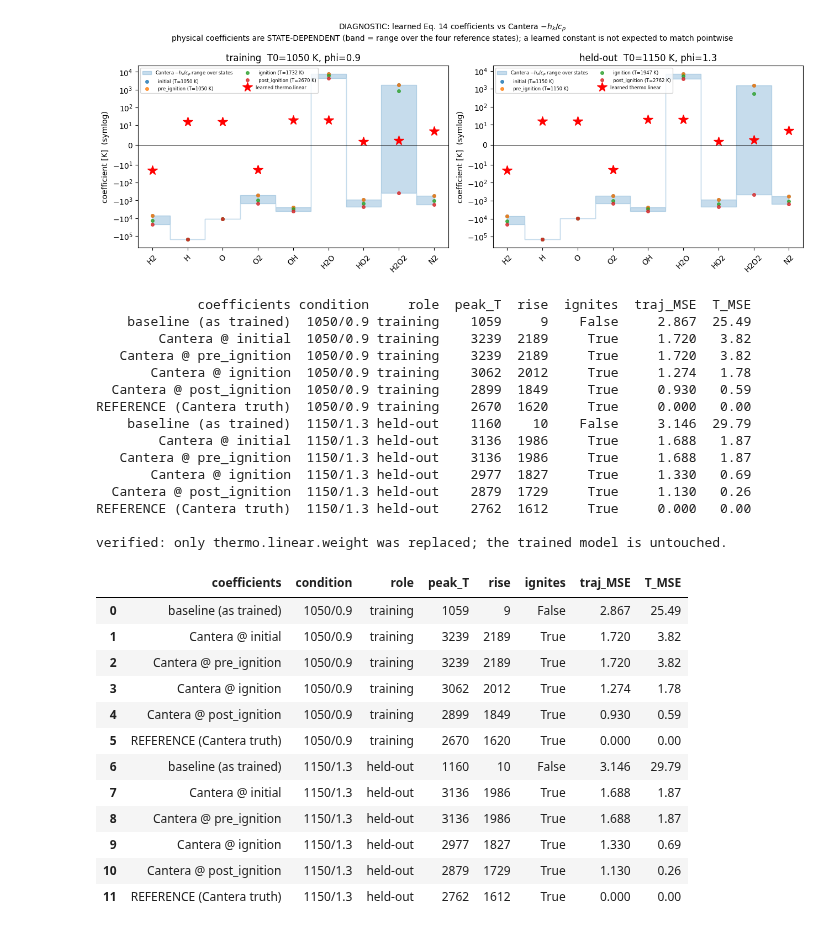
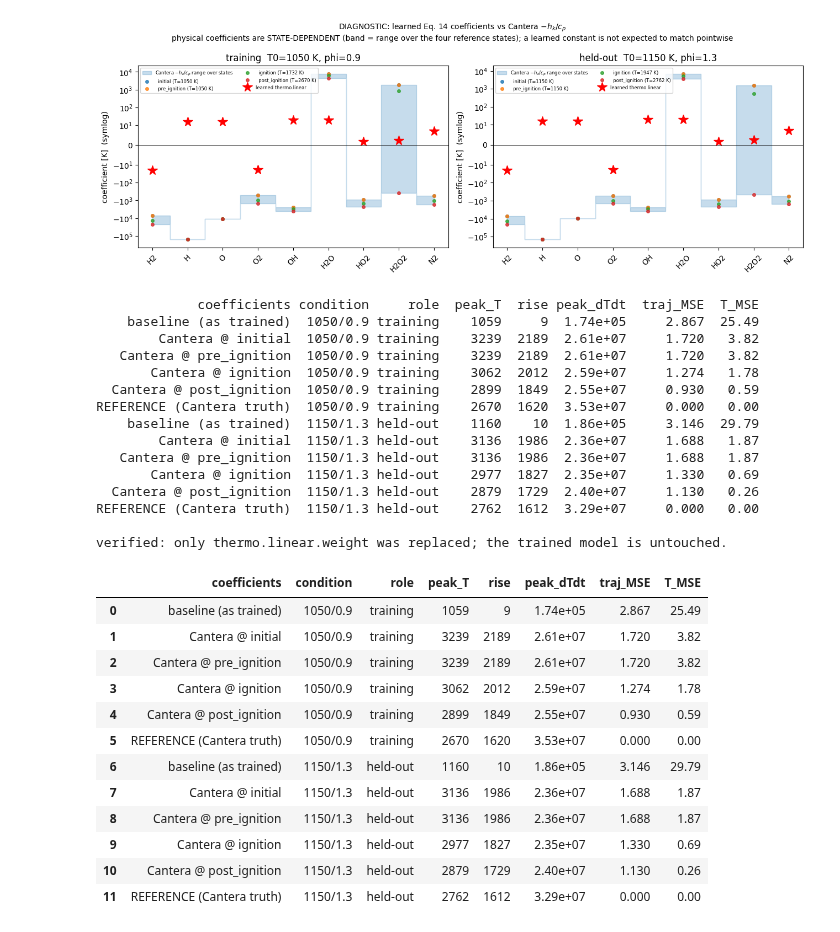
Before and after one commit to bnkglu/chemkan-tuwien, a Jupyter notebook: chemkan/notebooks/08_hydrogen_reproduction.ipynb, the cells around one changed output. Saved outputs shown, nothing was run; the diff lists cells and outputs as text; code cells hidden in the pictures.

```diff
--- a/chemkan/notebooks/08_hydrogen_reproduction.ipynb
+++ b/chemkan/notebooks/08_hydrogen_reproduction.ipynb
@@ -358,9 +371,14 @@ _, fig08b_results = make_fig08b(
     output_path=FIG_DIR / "fig08b_hydrogen_ignition_delay", show=True)
 
 for label, summary in fig08b_results.items():
-    print(f"{label}: {summary['conditions']} reference-igniting conditions | "
+    print(f"{label}: {summary['conditions']} evaluated conditions (the paper's set) | "
           f"statuses {summary['statuses']}")
     if summary["median_relative_error"] is not None:
+        # Always read together: a small delay error on a flat trajectory is not an
+        # ignition, and the temperature rise is what says so. No threshold is applied.
         print(f"    |relative delay error|: median {summary['median_relative_error']:.1%}  "
               f"max {summary['max_relative_error']:.1%}")
+        print(f"    median temperature rise: model "
+              f"{summary['median_model_temperature_rise_K']:.0f} K vs reference "
+              f"{summary['median_reference_temperature_rise_K']:.0f} K")
 # %% [output]
@@ -400,9 +421,14 @@ for label, b in bench.items():
     print(f"{label}")
     print(f"   ChemKAN {b['chemkan']['median_s']:.3f} s vs Cantera {ok['median_s']:.3f} s "
           f"(rtol={ok['rtol']:g}, atol={ok['atol']:g})  ->  {ok['speedup_vs_chemkan']:.2f}x")
-    print(f"   ignites in {acc['chemkan_igniting_within_reference_set']}/"
-          f"{acc['reference_igniting_conditions']} reference-igniting conditions "
-          f"(+{acc['chemkan_igniting_where_reference_does_not']} where the reference does not); "
+    # Continuous accuracy only -- no ignited/not count. Rises are max(T) - T0.
+    ps = acc["temperature_diagnostics"]["paper_fig8b_set_T0_1000_1200K"]
+    lo = acc["temperature_diagnostics"]["T0_950K"]
+    print(f"   paper's 30 conditions: median temperature rise model "
+          f"{ps['model_temperature_rise_K']['median']:.0f} K vs reference "
+          f"{ps['reference_temperature_rise_K']['median']:.0f} K; 950 K row: model rise up to "
+          f"{lo['model_temperature_rise_K']['max']:.0f} K (reference "
+          f"{lo['reference_temperature_rise_K']['max']:.0f} K); "
           f"median peak-T error {acc['peak_temperature_abs_error_K']['median']:.1f} K")
     for r in b["cantera"]["runs"]:
         if r.get("status") != "ok":
@@ -964,60 +990,63 @@ saved /Users/berke/Desktop/University/TU_Wien-MSC/2026S/Interdisciplinary_Projec
 # %%
 # Coefficient intervention: replace ONLY thermo.linear.weight, no retraining.
 from hydrogen_thermo_intervention import (apply_thermo_coefficients, changed_parameters,
                                           evaluate_case)
 rows = []
 for T0, phi, role in DIAG_CONDS:
     ref = states[_cond_index(T0, phi)]
     base = evaluate_case(model, input_norm, solver, full_norm, t, ref)
     rows.append(dict(coefficients="baseline (as trained)", condition=f"{T0}/{phi}", role=role,
                      peak_T=round(base["peak_T"]), rise=round(base["T_rise"]),
-                     ignites=base["ignites"], traj_MSE=round(base["trajectory_MSE"], 3),
+                     peak_dTdt=f"{base['peak_dTdt']:.2e}",
+                     traj_MSE=round(base["trajectory_MSE"], 3),
                      T_MSE=round(base["temperature_MSE"], 2)))
     for name, info in coef_store[(T0, phi)].items():
         mi = apply_thermo_coefficients(model, info["coeffs"])
         assert changed_parameters(model, mi) == ["thermo.linear.weight"]   # provenance guard
         r = evaluate_case(mi, input_norm, solver, full_norm, t, ref)
         rows.append(dict(coefficients=f"Cantera @ {name}", condition=f"{T0}/{phi}", role=role,
                          peak_T=round(r["peak_T"]), rise=round(r["T_rise"]),
-                         ignites=r["ignites"], traj_MSE=round(r["trajectory_MSE"], 3),
+                         peak_dTdt=f"{r['peak_dTdt']:.2e}",
+                         traj_MSE=round(r["trajectory_MSE"], 3),
                          T_MSE=round(r["temperature_MSE"], 2)))
     rows.append(dict(coefficients="REFERENCE (Cantera truth)", condition=f"{T0}/{phi}", role=role,
                      peak_T=round(float(ref[:, -1].max())),
                      rise=round(float(ref[:, -1].max() - ref[0, -1])),
-                     ignites=True, traj_MSE=0.0, T_MSE=0.0))
+                     peak_dTdt=f"{float(np.max(np.gradient(ref[:, -1], t))):.2e}",
+                     traj_MSE=0.0, T_MSE=0.0))
 interv_df = pd.DataFrame(rows)
 print(interv_df.to_string(index=False))
 print("\nverified: only thermo.linear.weight was replaced; the trained model is untouched.")
 interv_df
 # %% [output]
-             coefficients condition     role  peak_T  rise  ignites  traj_MSE  T_MSE
-    baseline (as trained)  1050/0.9 training    1059     9    False     2.867  25.49
-        Cantera @ initial  1050/0.9 training    3239  2189     True     1.720   3.82
-   Cantera @ pre_ignition  1050/0.9 training    3239  2189     True     1.720   3.82
-       Cantera @ ignition  1050/0.9 training    3062  2012     True     1.274   1.78
-  Cantera @ post_ignition  1050/0.9 training    2899  1849     True     0.930   0.59
-REFERENCE (Cantera truth)  1050/0.9 training    2670  1620     True     0.000   0.00
-    baseline (as trained)  1150/1.3 held-out    1160    10    False     3.146  29.79
-        Cantera @ initial  1150/1.3 held-out    3136  1986     True     1.688   1.87
-   Cantera @ pre_ignition  1150/1.3 held-out    3136  1986     True     1.688   1.87
-       Cantera @ ignition  1150/1.3 held-out    2977  1827     True     1.330   0.69
-  Cantera @ post_ignition  1150/1.3 held-out    2879  1729     True     1.130   0.26
-REFERENCE (Cantera truth)  1150/1.3 held-out    2762  1612     True     0.000   0.00
+             coefficients condition     role  peak_T  rise peak_dTdt  traj_MSE  T_MSE
+    baseline (as trained)  1050/0.9 training    1059     9  1.74e+05     2.867  25.49
+        Cantera @ initial  1050/0.9 training    3239  2189  2.61e+07     1.720   3.82
+   Cantera @ pre_ignition  1050/0.9 training    3239  2189  2.61e+07     1.720   3.82
+       Cantera @ ignition  1050/0.9 training    3062  2012  2.59e+07     1.274   1.78
+  Cantera @ post_ignition  1050/0.9 training    2899  1849  2.55e+07     0.930   0.59
+REFERENCE (Cantera truth)  1050/0.9 training    2670  1620  3.53e+07     0.000   0.00
+    baseline (as trained)  1150/1.3 held-out    1160    10  1.86e+05     3.146  29.79
+        Cantera @ initial  1150/1.3 held-out    3136  1986  2.36e+07     1.688   1.87
+   Cantera @ pre_ignition  1150/1.3 held-out    3136  1986  2.36e+07     1.688   1.87
+       Cantera @ ignition  1150/1.3 held-out    2977  1827  2.35e+07     1.330   0.69
+  Cantera @ post_ignition  1150/1.3 held-out    2879  1729  2.40e+07     1.130   0.26
+REFERENCE (Cantera truth)  1150/1.3 held-out    2762  1612  3.29e+07     0.000   0.00
 
 verified: only thermo.linear.weight was replaced; the trained model is untouched.
-|  | coefficients | condition | role | peak_T | rise | ignites | traj_MSE | T_MSE |
-| 0 | baseline (as trained) | 1050/0.9 | training | 1059 | 9 | False | 2.867 | 25.49 |
-| 1 | Cantera @ initial | 1050/0.9 | training | 3239 | 2189 | True | 1.720 | 3.82 |
-| 2 | Cantera @ pre_ignition | 1050/0.9 | training | 3239 | 2189 | True | 1.720 | 3.82 |
-| 3 | Cantera @ ignition | 1050/0.9 | training | 3062 | 2012 | True | 1.274 | 1.78 |
-| 4 | Cantera @ post_ignition | 1050/0.9 | training | 2899 | 1849 | True | 0.930 | 0.59 |
-| 5 | REFERENCE (Cantera truth) | 1050/0.9 | training | 2670 | 1620 | True | 0.000 | 0.00 |
-| 6 | baseline (as trained) | 1150/1.3 | held-out | 1160 | 10 | False | 3.146 | 29.79 |
-| 7 | Cantera @ initial | 1150/1.3 | held-out | 3136 | 1986 | True | 1.688 | 1.87 |
-| 8 | Cantera @ pre_ignition | 1150/1.3 | held-out | 3136 | 1986 | True | 1.688 | 1.87 |
-| 9 | Cantera @ ignition | 1150/1.3 | held-out | 2977 | 1827 | True | 1.330 | 0.69 |
-| 10 | Cantera @ post_ignition | 1150/1.3 | held-out | 2879 | 1729 | True | 1.130 | 0.26 |
-| 11 | REFERENCE (Cantera truth) | 1150/1.3 | held-out | 2762 | 1612 | True | 0.000 | 0.00 |
+|  | coefficients | condition | role | peak_T | rise | peak_dTdt | traj_MSE | T_MSE |
+| 0 | baseline (as trained) | 1050/0.9 | training | 1059 | 9 | 1.74e+05 | 2.867 | 25.49 |
+| 1 | Cantera @ initial | 1050/0.9 | training | 3239 | 2189 | 2.61e+07 | 1.720 | 3.82 |
+| 2 | Cantera @ pre_ignition | 1050/0.9 | training | 3239 | 2189 | 2.61e+07 | 1.720 | 3.82 |
+| 3 | Cantera @ ignition | 1050/0.9 | training | 3062 | 2012 | 2.59e+07 | 1.274 | 1.78 |
+| 4 | Cantera @ post_ignition | 1050/0.9 | training | 2899 | 1849 | 2.55e+07 | 0.930 | 0.59 |
+| 5 | REFERENCE (Cantera truth) | 1050/0.9 | training | 2670 | 1620 | 3.53e+07 | 0.000 | 0.00 |
+| 6 | baseline (as trained) | 1150/1.3 | held-out | 1160 | 10 | 1.86e+05 | 3.146 | 29.79 |
+| 7 | Cantera @ initial | 1150/1.3 | held-out | 3136 | 1986 | 2.36e+07 | 1.688 | 1.87 |
+| 8 | Cantera @ pre_ignition | 1150/1.3 | held-out | 3136 | 1986 | 2.36e+07 | 1.688 | 1.87 |
+| 9 | Cantera @ ignition | 1150/1.3 | held-out | 2977 | 1827 | 2.35e+07 | 1.330 | 0.69 |
+| 10 | Cantera @ post_ignition | 1150/1.3 | held-out | 2879 | 1729 | 2.40e+07 | 1.130 | 0.26 |
+| 11 | REFERENCE (Cantera truth) | 1150/1.3 | held-out | 2762 | 1612 | 3.29e+07 | 0.000 | 0.00 |
 # %% [markdown]
 ### What this establishes - and what it does not
 
```
Also changed, not shown: parts of 9 cells of this notebook, 31 other files.
